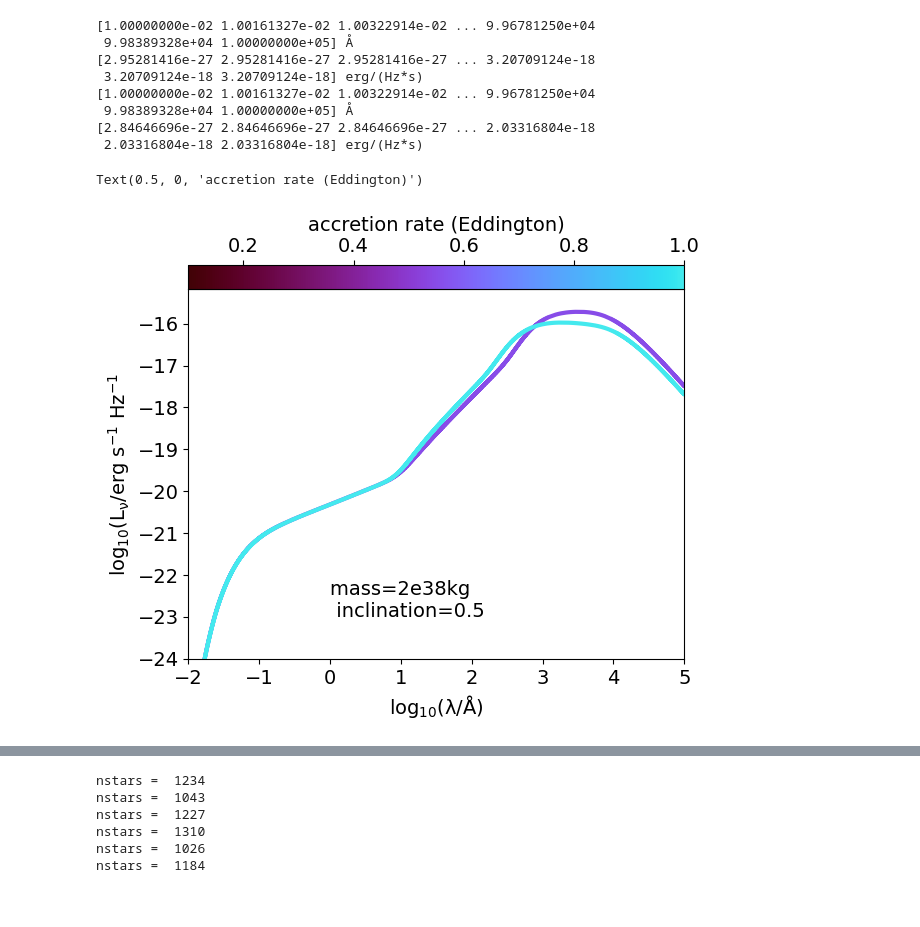
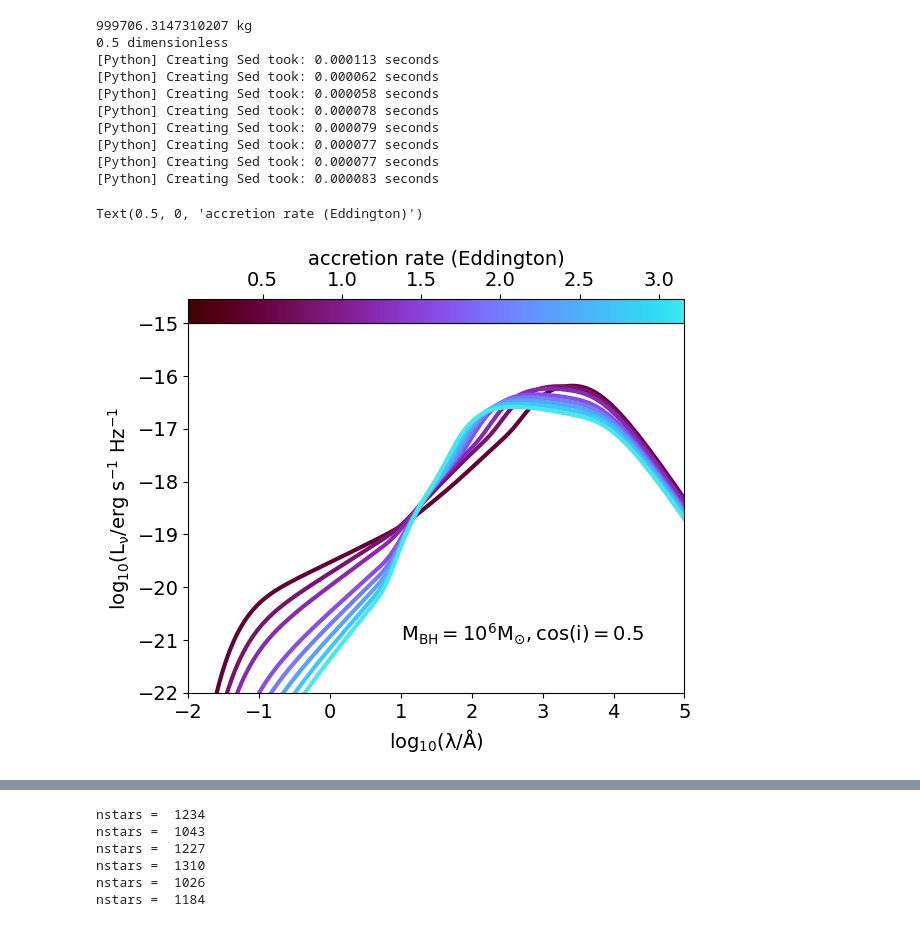
Before and after one commit to sophie-newman/cca-predoc, a Jupyter notebook: loading_scsam.ipynb, the cells around one changed output, grey strips where cells are left out. Cells and saved outputs as stored; diff of their text form; code cells hidden in the pictures.

```diff
--- a/loading_scsam.ipynb
+++ b/loading_scsam.ipynb
@@ -72,35 +58,35 @@ The old grid had dimensions: (2, 2, 3, 1999)
 # %%
-masses = grid.masses
-accretion_rate = grid.accretion_rates_eddington[0]
-inclination = grid.cosine_inclinations[1]
+masses = grid_agn.masses
+masses_Msun = masses / 1.989e30
+accretion_rate = grid_agn.accretion_rates_eddington[2]
+inclination = grid_agn.cosine_inclinations[4]
 
 cmap = cmr.lavender
 
 fig, ax = plt.subplots()
-norm = mpl.colors.Normalize(vmin=min(masses), vmax=max(masses))
+norm = mpl.colors.Normalize(vmin=min(masses_Msun), vmax=max(masses_Msun))
 sm = mpl.cm.ScalarMappable(cmap=cmap, norm=norm)
 sm.set_array([])
 
 #for each inc:
 m = 0
-for mass in masses:
+for mass_kg, mass_Msun in zip(masses, masses_Msun):
     m = m + 1
-    grid_point = grid.get_grid_point(masses=mass, accretion_rates_eddington=accretion_rate, cosine_inclinations=inclination)
+    grid_point = grid_agn.get_grid_point(masses=mass_kg, accretion_rates_eddington=accretion_rate, cosine_inclinations=inclination)
     # get Sed object
-    sed = grid.get_sed_at_grid_point(grid_point, spectra_type="incident")
-    print(sed.lam)
-    print(sed.lnu)
+    sed = grid_agn.get_sed_at_grid_point(grid_point, spectra_type="incident")
 
     ax.plot(np.log10(sed.lam), np.log10(sed.lnu),
                 lw=3,
-                label=f'mass = {mass}',
+                # Use the Msun value for the plot label
+                label=r'$\rm mass = {:.2f}\ M_\odot$'.format(mass_Msun),
                 color = cmap(m/len(masses)))
 
 plt.xlim(left=-2, right=5)
-plt.ylim(bottom=-24)
+plt.ylim(bottom=-22, top=-15)
 plt.xlabel(r'$\rm log_{10}(\lambda/\AA)$')
 plt.ylabel(r'$\rm log_{10}(L_{\nu}/erg\ s^{-1}\ Hz^{-1}$')
-plt.text(s='inclination=0.5 \n accretion rate=0.1 Eddington',x=0,y=-23)
+plt.text(s=r'$\rm cos(i)=0.5 , \dot{m}_{BH} = 0.1 \dot{m}_{Edd}$',x=0,y=-21)
 
 # Create colorbar axis
 left = 0.125
@@ -111,5 +97,5 @@ cax = fig.add_axes([left, bottom + height, width, 0.05])  # [left, bottom, width
 cbar = plt.colorbar(sm, cax=cax, orientation='horizontal')
 cax.xaxis.tick_top()
 cax.xaxis.set_label_position("top")
-cax.set_xlabel(r"mass (kg)")
+cax.set_xlabel(r"$\rm M_{BH}/M_{\odot}$")
 # %% [output]
@@ -126,7 +113,10 @@ Text(0.5, 0, 'mass (kg)')
 # %%
-mass = grid.masses[0]
-accretion_rates = grid.accretion_rates_eddington
-inclination = grid.cosine_inclinations[1]
+mass = grid_agn.masses[0]
+mass_Msun = mass / 1.989e30
+print(mass_Msun)
+accretion_rates = grid_agn.accretion_rates_eddington
+inclination = grid_agn.cosine_inclinations[4]
+print(inclination)
 
 cmap = cmr.gem
 
@@ -134,46 +124,46 @@ fig, ax = plt.subplots()
 norm = mpl.colors.Normalize(vmin=min(accretion_rates), vmax=max(accretion_rates))
 sm = mpl.cm.ScalarMappable(cmap=cmap, norm=norm)
 sm.set_array([])
 
 #for each inc:
 m = 0
 for rate in accretion_rates:
     m = m + 1
-    grid_point = grid.get_grid_point(masses=mass, accretion_rates_eddington=rate, cosine_inclinations=inclination)
+    grid_point = grid_agn.get_grid_point(masses=mass, accretion_rates_eddington=rate, cosine_inclinations=inclination)
     # get Sed object
-    sed = grid.get_sed_at_grid_point(grid_point, spectra_type="incident")
-    print(sed.lam)
-    print(sed.lnu)
+    sed = grid_agn.get_sed_at_grid_point(grid_point, spectra_type="incident")
 
     ax.plot(np.log10(sed.lam), np.log10(sed.lnu),
                 lw=3,
                 color = cmap(m/len(accretion_rates)))
 
 plt.xlim(left=-2, right=5)
-plt.ylim(bottom=-24)
+plt.ylim(bottom=-22, top=-15)
 plt.xlabel(r'$\rm log_{10}(\lambda/\AA)$')
 plt.ylabel(r'$\rm log_{10}(L_{\nu}/erg\ s^{-1}\ Hz^{-1}$')
-plt.text(s='mass=2e38kg \n inclination=0.5',x=0,y=-23)
+plt.text(s=r'$\rm M_{BH}=10^6M_{\odot} , cos(i)=0.5$',x=1,y=-21)
 
 # Create colorbar axis
 left = 0.125
 bottom = 0.8
 width = 0.775
 height = 0.08
 cax = fig.add_axes([left, bottom + height, width, 0.05])  # [left, bottom, width, height]
 cbar = plt.colorbar(sm, cax=cax, orientation='horizontal')
 cax.xaxis.tick_top()
 cax.xaxis.set_label_position("top")
 cax.set_xlabel(r"accretion rate (Eddington)")
 # %% [output]
-[1.00000000e-02 1.00161327e-02 1.00322914e-02 ... 9.96781250e+04
- 9.98389328e+04 1.00000000e+05] Å
-[2.95281416e-27 2.95281416e-27 2.95281416e-27 ... 3.20709124e-18
- 3.20709124e-18 3.20709124e-18] erg/(Hz*s)
-[1.00000000e-02 1.00161327e-02 1.00322914e-02 ... 9.96781250e+04
- 9.98389328e+04 1.00000000e+05] Å
-[2.84646696e-27 2.84646696e-27 2.84646696e-27 ... 2.03316804e-18
- 2.03316804e-18 2.03316804e-18] erg/(Hz*s)
+999706.3147310207 kg
+0.5 dimensionless
+[Python] Creating Sed took: 0.000113 seconds
+[Python] Creating Sed took: 0.000062 seconds
+[Python] Creating Sed took: 0.000058 seconds
+[Python] Creating Sed took: 0.000078 seconds
+[Python] Creating Sed took: 0.000079 seconds
+[Python] Creating Sed took: 0.000077 seconds
+[Python] Creating Sed took: 0.000077 seconds
+[Python] Creating Sed took: 0.000083 seconds
 Text(0.5, 0, 'accretion rate (Eddington)')
-[figure, old version]
+[figure, new version]
 # %%
```
Also changed, not shown: parts of 9 cells of this notebook, 3 other files.
